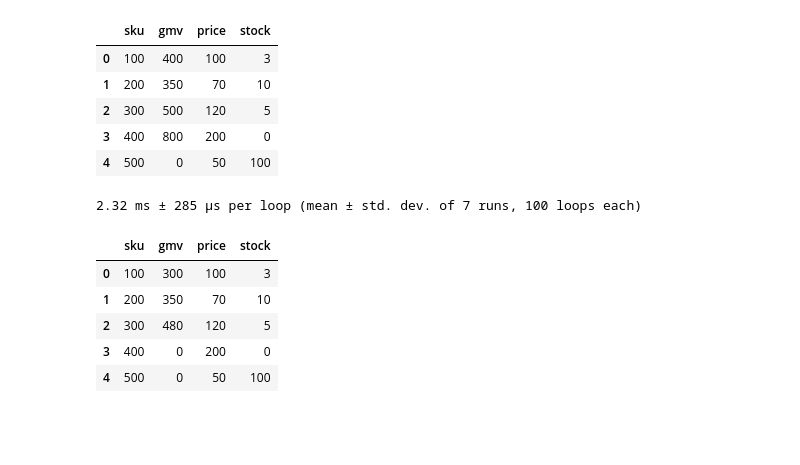
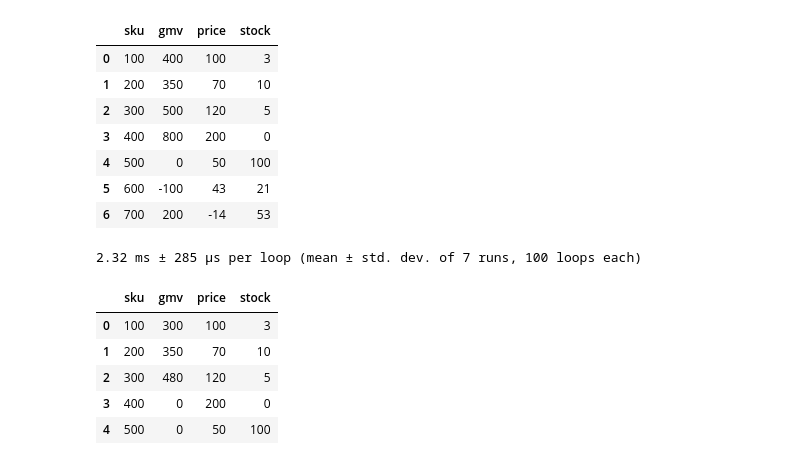
Before and after one commit to ivekhov/ml-simluator, a Jupyter notebook: stocks/stocks.ipynb, the cells around one changed output. Drawn from its saved outputs; the diff is of its cells as text; code cells hidden in the pictures; blank space fills up the shorter version.

Commit message:
Add attempts om stocks.

```diff
--- a/stocks/stocks.ipynb
+++ b/stocks/stocks.ipynb
@@ -5,27 +5,29 @@ import numpy as np
 # %%
 df = pd.DataFrame(
     {
-        'sku': [100, 200, 300, 400, 500, ],
-        'gmv':   [400, 350, 500, 800, 0, ],
-        'price': [100, 70,  120, 200, 50],
-        'stock': [3,   10,  5,  0, 100],
+        'sku': [100, 200, 300, 400, 500, 600, 700],
+        'gmv':   [400, 350, 500, 800, 0, -100, 200 ],
+        'price': [100, 70,  120, 200, 50, 43, -14],
+        'stock': [3,   10,  5,  0, 100, 21, 53],
 
 
 
         # 'gmv':   [290, 300, 400, 350, 300, 0,  4, 0, 230],
         # 'price': [100, 100, 100, 70,  120, 10, 4, 0, 230],
         # 'stock': [3,   3,   3,   10,  5,   1,  0, 0, 0],
 
     }
 )
 df
 # %% [output]
 |  | sku | gmv | price | stock |
 | 0 | 100 | 400 | 100 | 3 |
 | 1 | 200 | 350 | 70 | 10 |
 | 2 | 300 | 500 | 120 | 5 |
 | 3 | 400 | 800 | 200 | 0 |
 | 4 | 500 | 0 | 50 | 100 |
+| 5 | 600 | -100 | 43 | 21 |
+| 6 | 700 | 200 | -14 | 53 |
 # %%
 # corner cases - zero floor mixed?
 
```
Also changed, not shown: parts of 15 cells of this notebook, 2 other files.
